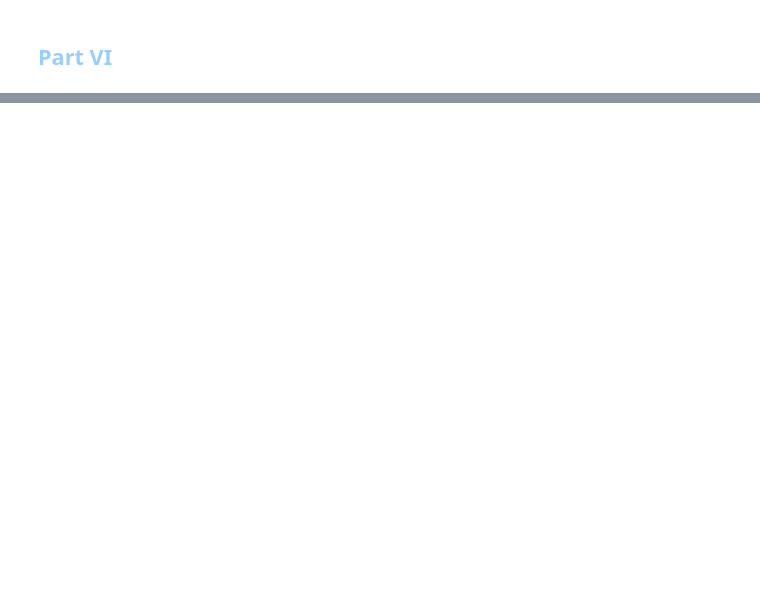
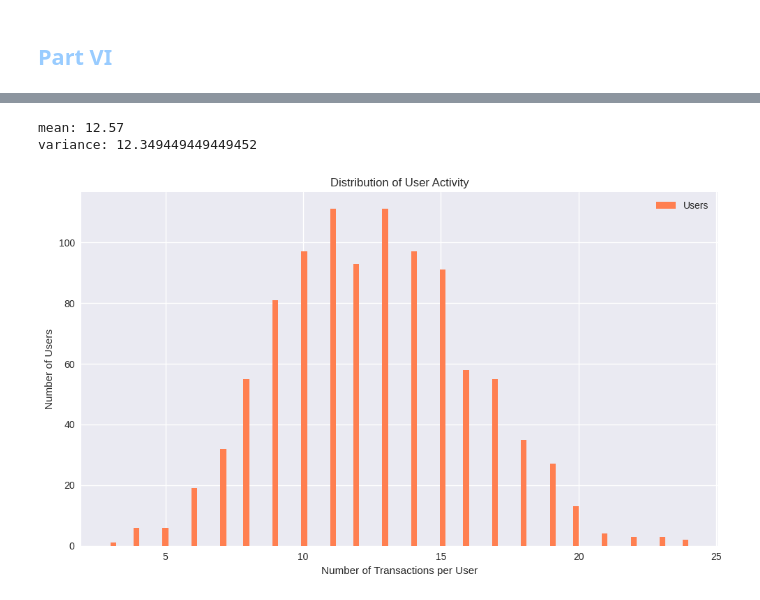
Before and after one commit to erfan-f/Data-Science-Course, a Jupyter notebook: CA2/notebook.ipynb, the cells around one changed output, grey strips where cells are left out. Drawn from its saved outputs; the diff is of its cells as text; code cells hidden in the pictures; blank space fills up the shorter version.

```diff
--- a/CA2/notebook.ipynb
+++ b/CA2/notebook.ipynb
@@ -291,0 +555,18 @@ if documents:
+# %%
+transactions_per_user = df['customer_id'].value_counts()
+
+print("mean:",transactions_per_user.mean())
+print("variance:",transactions_per_user.var())
+plt.figure(figsize=(10, 6))
+transactions_per_user.hist(bins=100, color='coral', label='Users')
+plt.title('Distribution of User Activity')
+plt.xlabel('Number of Transactions per User')
+plt.ylabel('Number of Users')
+plt.legend(loc='upper right')
+plt.grid(True)
+plt.tight_layout()
+plt.show()
+# %% [output]
+mean: 12.57
+variance: 12.349449449449452
+[figure, added]
```
Also changed, not shown: parts of 45 cells of this notebook, 5 other files.
